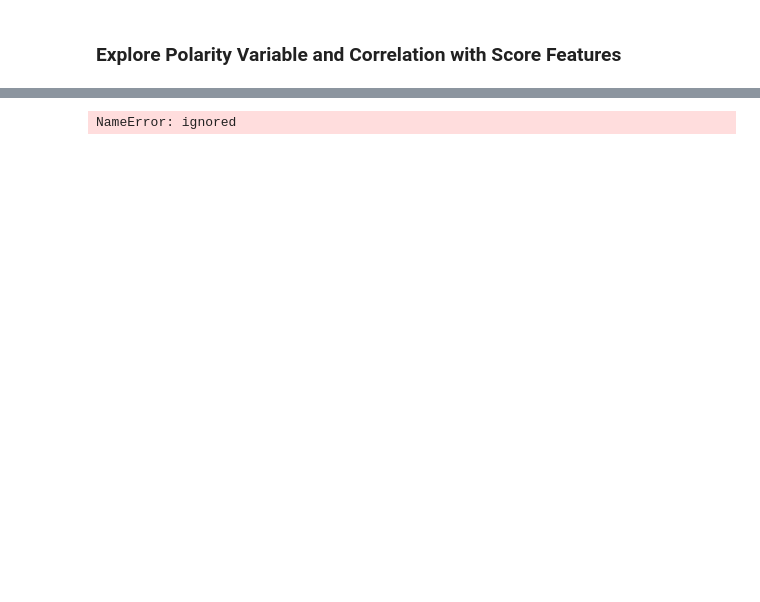
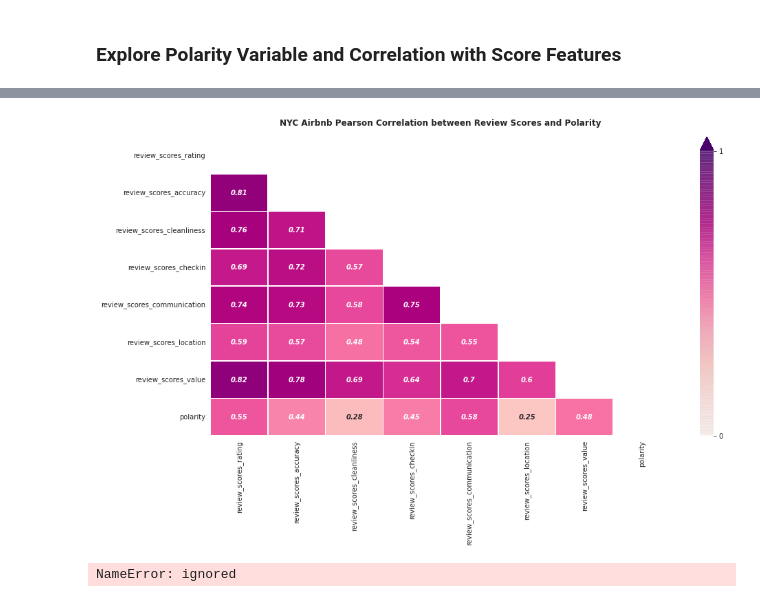
Before and after one commit to kamalova/Airbnb-Recommendation-Engine-NLP, a Jupyter notebook: Sentiment_Analysis.ipynb, the cells around one changed output, grey strips where cells are left out. Drawn from its saved outputs; the diff is of its cells as text; code cells hidden in the pictures; blank space fills up the shorter version.

```diff
--- a/Sentiment_Analysis.ipynb
+++ b/Sentiment_Analysis.ipynb
@@ -508,7 +512,7 @@ plt.imshow(neg_wordcloud)
 ### Explore Polarity Variable and Correlation with Score Features
 # %%
 # Download listing dataframe
-listings = pd.read_csv('/content/listings.csv',low_memory=False);
+listings = pd.read_csv('/content/listings.csv',low_memory=False,index_col=False);
 # %%
 listings.head()
 # %% [output]
@@ -550,0 +561,2 @@ final_df
+# %%
+listing_polar= pd.merge(listings, polarity, left_on='id', right_on='listing_id', how='left')
@@ -551,3 +590,23 @@ final_df
+# %%
+# Setup figure size and style
+plt.figure(figsize=(15, 8))
+sns.set_style('whitegrid')
+
+review_scores = ['review_scores_rating', 'review_scores_accuracy', 'review_scores_cleanliness',
+                 'review_scores_checkin', 'review_scores_communication', 'review_scores_location',
+                 'review_scores_value', 'polarity']
+
+# define the mask to set the values in the upper triangle to True
+mask = np.triu(np.ones_like(listing_polar[review_scores].corr(), dtype=np.bool))
+df_heatmap = sns.heatmap(abs(listing_polar[review_scores].corr()), mask=mask, vmin=0, vmax=1, annot=True, cmap='RdPu', linewidth=0.5,
+                        cbar_kws={'orientation':'vertical', 'shrink':1,'extend':'max', 'ticks':[1, 0], 'drawedges':True},
+                        annot_kws={'fontsize':10, 'fontstyle':'italic','fontweight':'bold', 'verticalalignment':'center'})
+df_heatmap.set_title('NYC Airbnb Pearson Correlation between Review Scores and Polarity', fontdict={'fontsize':12}, pad=16, fontweight="bold")
+plt.show();
+# Save output image as .png
+#plt.savefig('corr_heatmap.png', dpi=300, bbox_inches='tight')
+# %% [output]
+[figure, added]
 # %%
 df_listings.dropna(subset=[ 'review_scores_rating',
                            'review_scores_accuracy',
```
Also changed, not shown: parts of 9 cells of this notebook.
